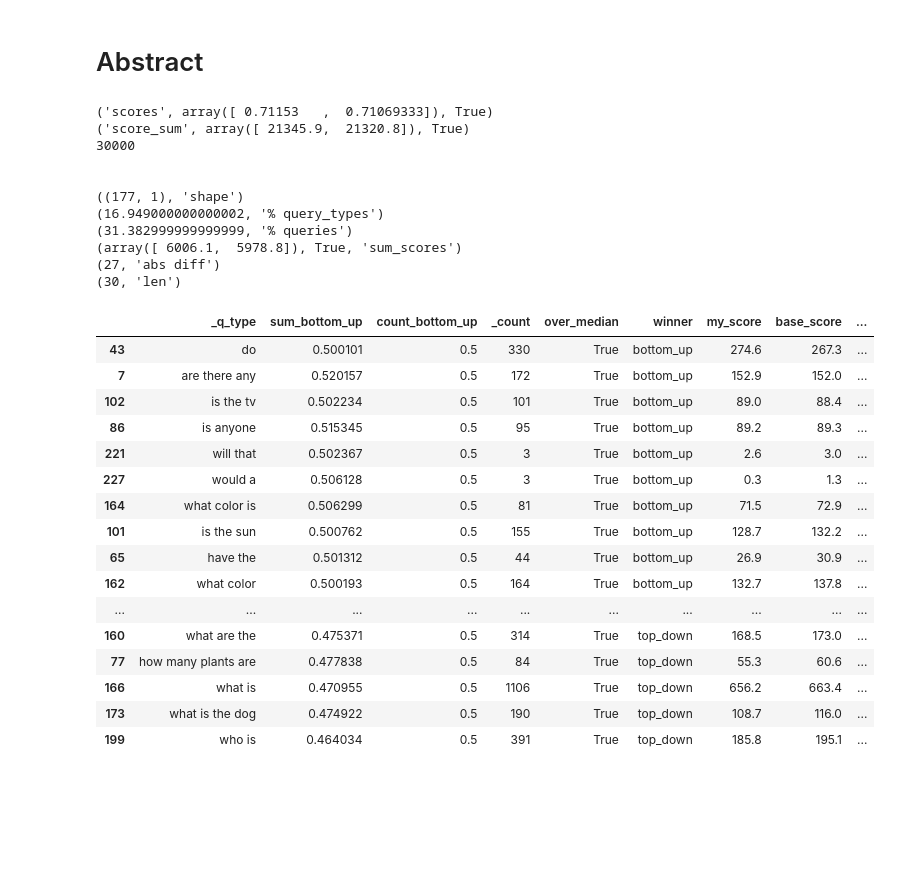
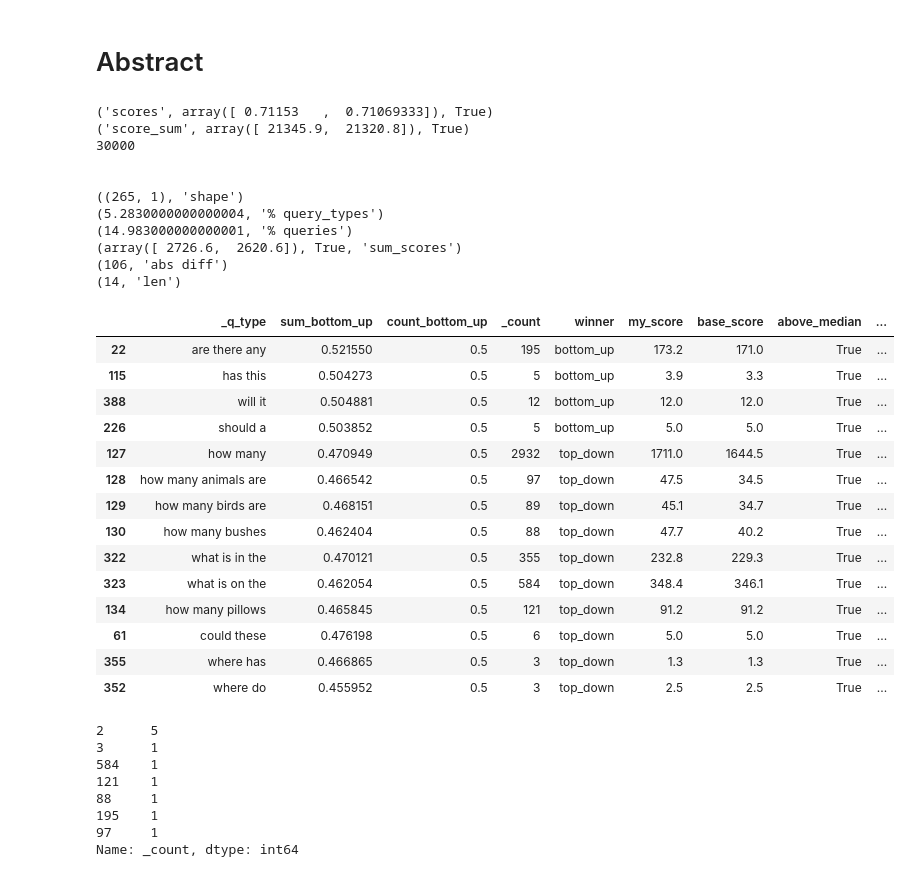
Before and after one commit to bcsaldias/VQA-analysis, a Jupyter notebook: analysis/05-analysis.ipynb, the cells around one changed output. Saved outputs shown, nothing was run; the diff lists cells and outputs as text; code cells hidden in the pictures; blank space fills up the shorter version.

```diff
--- a/analysis/05-analysis.ipynb
+++ b/analysis/05-analysis.ipynb
@@ -4,7 +4,7 @@ import numpy as np
 # %%
 #sizes = {'real': {'train': 443757, 'val': 214354}, 'abstract': {'train': 60000, 'val': 30000}}
 # %%
-def get_summary(scenario, _set = None):
+def get_summary(scenario, _set = None, v=''):
     details_train = pd.read_csv('./data/predictions_details_{}_train'.format(scenario), header=None)
     details_train['_set'] = 'train'
     details_val = pd.read_csv('./data/predictions_details_{}_val'.format(scenario), header=None)
@@ -13,7 +13,7 @@ def get_summary(scenario, _set = None):
     details[2] = details[2].astype(int)
     details.sort_values(by=2, inplace=True)
 
-    prediction = pd.read_csv('./concatenated_data/{}_prediction.csv'.format(scenario))
+    prediction = pd.read_csv('./concatenated_data/{}_prediction{}.csv'.format(scenario,v))
     prediction.rename(columns={'2049':'q_type', '2048':'q_id'}, inplace=True)
 
 
@@ -43,7 +43,7 @@ def get_summary(scenario, _set = None):
     accurracies = accurracies.set_index('q_type')
 
 
-    new_summary = pd.read_csv('./concatenated_data/queries_summary_{}.csv'.format(scenario))
+    new_summary = pd.read_csv('./concatenated_data/queries_summary_{}{}.csv'.format(scenario,v))
     del new_summary['count_top_down']
     new_summary.rename(columns={'2049':'_q_type'}, inplace=True)
 
@@ -70,8 +70,11 @@ def get_summary(scenario, _set = None):
 
     assert (new_summary._q_type != new_summary.q_type).sum() == 0
     _sum = (new_summary.sum_top_down + new_summary.sum_bottom_up).values
+    new_summary['o_top_down'] = new_summary['sum_top_down']
+    new_summary['o_bottom_up'] = new_summary['sum_bottom_up']
     new_summary['sum_top_down'] = new_summary['sum_top_down']/_sum
     new_summary['sum_bottom_up'] = new_summary['sum_bottom_up']/_sum
+
     new_summary['_diff'] = (new_summary.sum_top_down - new_summary.sum_bottom_up)
     new_summary['diff_score'] = (new_summary.my_score - new_summary.base_score)
 
@@ -79,7 +82,7 @@ def get_summary(scenario, _set = None):
     del new_summary['q_type']
     del new_summary['sum_top_down']
 
-    #del new_summary['base_acc']
+    del new_summary['over_median']
     #del new_summary['my_acc']
 
 
@@ -87,7 +90,7 @@ def get_summary(scenario, _set = None):
     print(new_summary._count.sum())
     return new_summary
 # %%
-def get_differents(summary, p=1, min_count=2):
+def get_differents(summary, p=1, min_count=2, sort=True):
     #summary = summary[summary._count >= min_count]
 
     mean_dif = summary._diff.mean()
@@ -101,7 +104,7 @@ def get_differents(summary, p=1, min_count=2):
     different = significantly_different[significantly_different._count>min_count].sort_values(by='winner')
 
 
-    different = different[different.diff_score!=0]
+    different = different[different.diff_score>=0]
 
     print(np.round(float(different.shape[0]) / data_diff.shape[0] * 100, 3),'% query_types')
     print(np.round(float(different._count.sum())/ summary._count.sum() * 100, 3),'% queries')
@@ -111,5 +114,6 @@ def get_differents(summary, p=1, min_count=2):
     print(int(different.diff_score.sum()), 'abs diff')
 
     print(different.shape[0],'len')
-    different.sort_values(by=['winner','diff_score'], inplace=True, ascending=[True, False])
+    if sort:
+        different.sort_values(by=['winner','diff_score'], inplace=True, ascending=[True, False])
     return different
@@ -194,37 +271,48 @@ summary[summary.winner=='top_down'].sort_values(by='diff_score', ascending=False
 # Abstract
 # %%
 scenario = 'abstract'
-summary = get_summary(scenario, _set='val')
+summary = get_summary(scenario, _set='val', v='_b')
+del summary['o_top_down']
+del summary['o_bottom_up']
 print('\n')
-different = get_differents(summary, p=.66, min_count=2)
+different = get_differents(summary, p=.65, min_count=2)
 different
 # %% [output]
 ('scores', array([ 0.71153   ,  0.71069333]), True)
 ('score_sum', array([ 21345.9,  21320.8]), True)
 30000
 
 
-((177, 1), 'shape')
-(16.949000000000002, '% query_types')
-(31.382999999999999, '% queries')
-(array([ 6006.1,  5978.8]), True, 'sum_scores')
-(27, 'abs diff')
-(30, 'len')
+((265, 1), 'shape')
+(5.2830000000000004, '% query_types')
+(14.983000000000001, '% queries')
+(array([ 2726.6,  2620.6]), True, 'sum_scores')
+(106, 'abs diff')
+(14, 'len')
-|  | _q_type | sum_bottom_up | count_bottom_up | _count | over_median | winner | my_score | base_score | ... |
-| 43 | do | 0.500101 | 0.5 | 330 | True | bottom_up | 274.6 | 267.3 | ... |
-| 7 | are there any | 0.520157 | 0.5 | 172 | True | bottom_up | 152.9 | 152.0 | ... |
-| 102 | is the tv | 0.502234 | 0.5 | 101 | True | bottom_up | 89.0 | 88.4 | ... |
-| 86 | is anyone | 0.515345 | 0.5 | 95 | True | bottom_up | 89.2 | 89.3 | ... |
-| 221 | will that | 0.502367 | 0.5 | 3 | True | bottom_up | 2.6 | 3.0 | ... |
-| 227 | would a | 0.506128 | 0.5 | 3 | True | bottom_up | 0.3 | 1.3 | ... |
-| 164 | what color is | 0.506299 | 0.5 | 81 | True | bottom_up | 71.5 | 72.9 | ... |
-| 101 | is the sun | 0.500762 | 0.5 | 155 | True | bottom_up | 128.7 | 132.2 | ... |
-| 65 | have the | 0.501312 | 0.5 | 44 | True | bottom_up | 26.9 | 30.9 | ... |
-| 162 | what color | 0.500193 | 0.5 | 164 | True | bottom_up | 132.7 | 137.8 | ... |
-| ... | ... | ... | ... | ... | ... | ... | ... | ... | ... |
-| 160 | what are the | 0.475371 | 0.5 | 314 | True | top_down | 168.5 | 173.0 | ... |
-| 77 | how many plants are | 0.477838 | 0.5 | 84 | True | top_down | 55.3 | 60.6 | ... |
-| 166 | what is | 0.470955 | 0.5 | 1106 | True | top_down | 656.2 | 663.4 | ... |
-| 173 | what is the dog | 0.474922 | 0.5 | 190 | True | top_down | 108.7 | 116.0 | ... |
-| 199 | who is | 0.464034 | 0.5 | 391 | True | top_down | 185.8 | 195.1 | ... |
+|  | _q_type | sum_bottom_up | count_bottom_up | _count | winner | my_score | base_score | above_median | ... |
+| 22 | are there any | 0.521550 | 0.5 | 195 | bottom_up | 173.2 | 171.0 | True | ... |
+| 115 | has this | 0.504273 | 0.5 | 5 | bottom_up | 3.9 | 3.3 | True | ... |
+| 388 | will it | 0.504881 | 0.5 | 12 | bottom_up | 12.0 | 12.0 | True | ... |
+| 226 | should a | 0.503852 | 0.5 | 5 | bottom_up | 5.0 | 5.0 | True | ... |
+| 127 | how many | 0.470949 | 0.5 | 2932 | top_down | 1711.0 | 1644.5 | True | ... |
+| 128 | how many animals are | 0.466542 | 0.5 | 97 | top_down | 47.5 | 34.5 | True | ... |
+| 129 | how many birds are | 0.468151 | 0.5 | 89 | top_down | 45.1 | 34.7 | True | ... |
+| 130 | how many bushes | 0.462404 | 0.5 | 88 | top_down | 47.7 | 40.2 | True | ... |
+| 322 | what is in the | 0.470121 | 0.5 | 355 | top_down | 232.8 | 229.3 | True | ... |
+| 323 | what is on the | 0.462054 | 0.5 | 584 | top_down | 348.4 | 346.1 | True | ... |
+| 134 | how many pillows | 0.465845 | 0.5 | 121 | top_down | 91.2 | 91.2 | True | ... |
+| 61 | could these | 0.476198 | 0.5 | 6 | top_down | 5.0 | 5.0 | True | ... |
+| 355 | where has | 0.466865 | 0.5 | 3 | top_down | 1.3 | 1.3 | True | ... |
+| 352 | where do | 0.455952 | 0.5 | 3 | top_down | 2.5 | 2.5 | True | ... |
+# %%
+different._count.value_counts()
+# %% [output]
+2      5
+3      1
+584    1
+121    1
+88     1
+195    1
+97     1
+Name: _count, dtype: int64
 # %%
```
Also changed, not shown: parts of 13 cells of this notebook, 9 other files.
